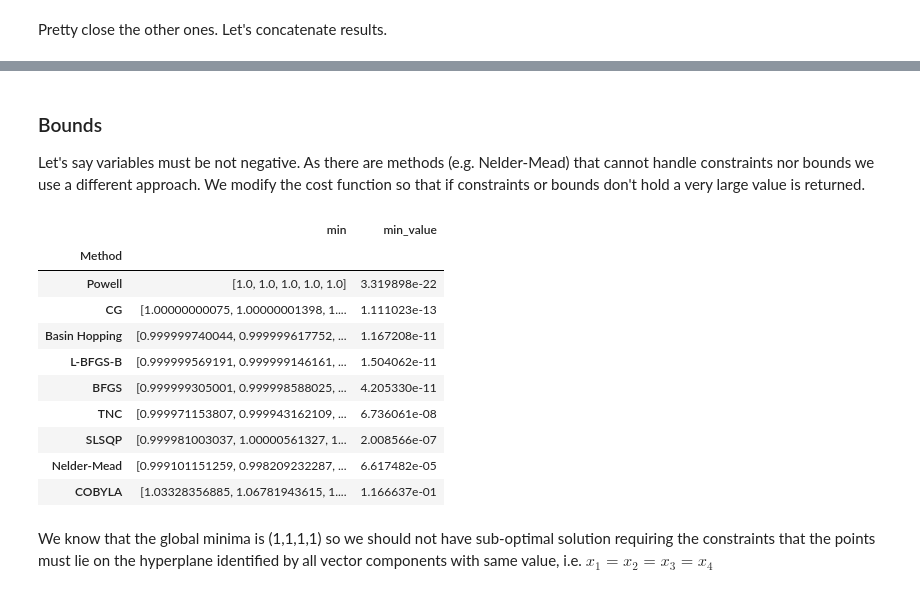
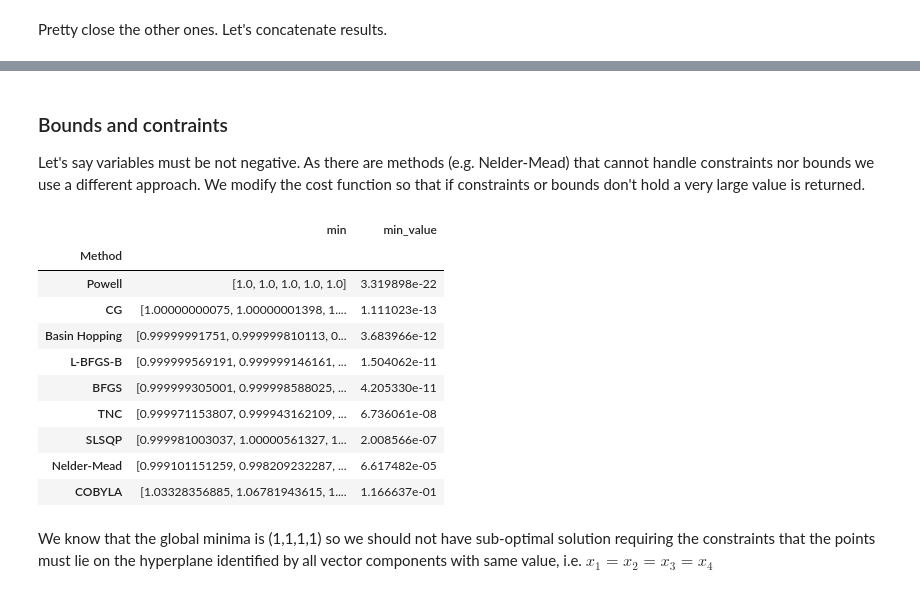
Before and after one commit to gtesei/python-for-finance-notes, a Jupyter notebook: basic_notes/2_optimizing_portfolios.ipynb, the cells around one changed output, grey strips where cells are left out. Saved outputs shown, nothing was run; the diff lists cells and outputs as text; code cells hidden in the pictures.

```diff
--- a/basic_notes/2_optimizing_portfolios.ipynb
+++ b/basic_notes/2_optimizing_portfolios.ipynb
@@ -246,7 +246,7 @@ min_df
 | Nelder-Mead | [0.999101151259, 0.998209232287, ... | 6.617482e-05 |
 | COBYLA | [1.03328356885, 1.06781943615, 1.... | 1.166637e-01 |
 # %% [markdown]
-### Bounds
+### Bounds and contraints
 
 Let's say variables must be not negative.
 As there are methods (e.g. Nelder-Mead) that cannot handle constraints nor bounds we use a different approach.
@@ -260,26 +260,20 @@ def my_rosen(x,out_value=10e10):
 
     return rosen(x)
 # %%
-mins = [spo.minimize(my_rosen,[1.3, 0.7, 0.8, 1.9, 1.2],method=om,) for om in opt_methods_no_Jacobian]
-
-min_df = pd.DataFrame({'Method' : opt_methods_no_Jacobian,
- 'min' : [m.x for m in mins],
-  'min_value': [rosen(m.x) for m in mins]
-  }).set_index('Method')
-min_df.sort_values(by = 'min_value' , inplace=True)
+mins = [spo.minimize(my_rosen,[1.3, 0.7, 0.8, 1.9, 1.2],method=om) for om in opt_methods_no_Jacobian]
 res = basinhopping(my_rosen, [1.3, 0.7, 0.8, 1.9, 1.2], minimizer_kwargs={"method": "BFGS"},niter=200)
 min_df = pd.DataFrame({'Method' : opt_methods_no_Jacobian+['Basin Hopping'],
  'min' : [m.x for m in mins]+[res.x],
   'min_value': [rosen(m.x) for m in mins]+[rosen(res.x)]
   }).set_index('Method')
 min_df.sort_values(by = 'min_value' , inplace=True)
 min_df
 # %% [output]
 |  | min | min_value |
 | Method |  |  |
 | Powell | [1.0, 1.0, 1.0, 1.0, 1.0] | 3.319898e-22 |
 | CG | [1.00000000075, 1.00000001398, 1.... | 1.111023e-13 |
-| Basin Hopping | [0.999999740044, 0.999999617752, ... | 1.167208e-11 |
+| Basin Hopping | [0.99999991751, 0.999999810113, 0... | 3.683966e-12 |
 | L-BFGS-B | [0.999999569191, 0.999999146161, ... | 1.504062e-11 |
 | BFGS | [0.999999305001, 0.999998588025, ... | 4.205330e-11 |
 | TNC | [0.999971153807, 0.999943162109, ... | 6.736061e-08 |
```
Also changed, not shown: parts of 41 cells of this notebook.
